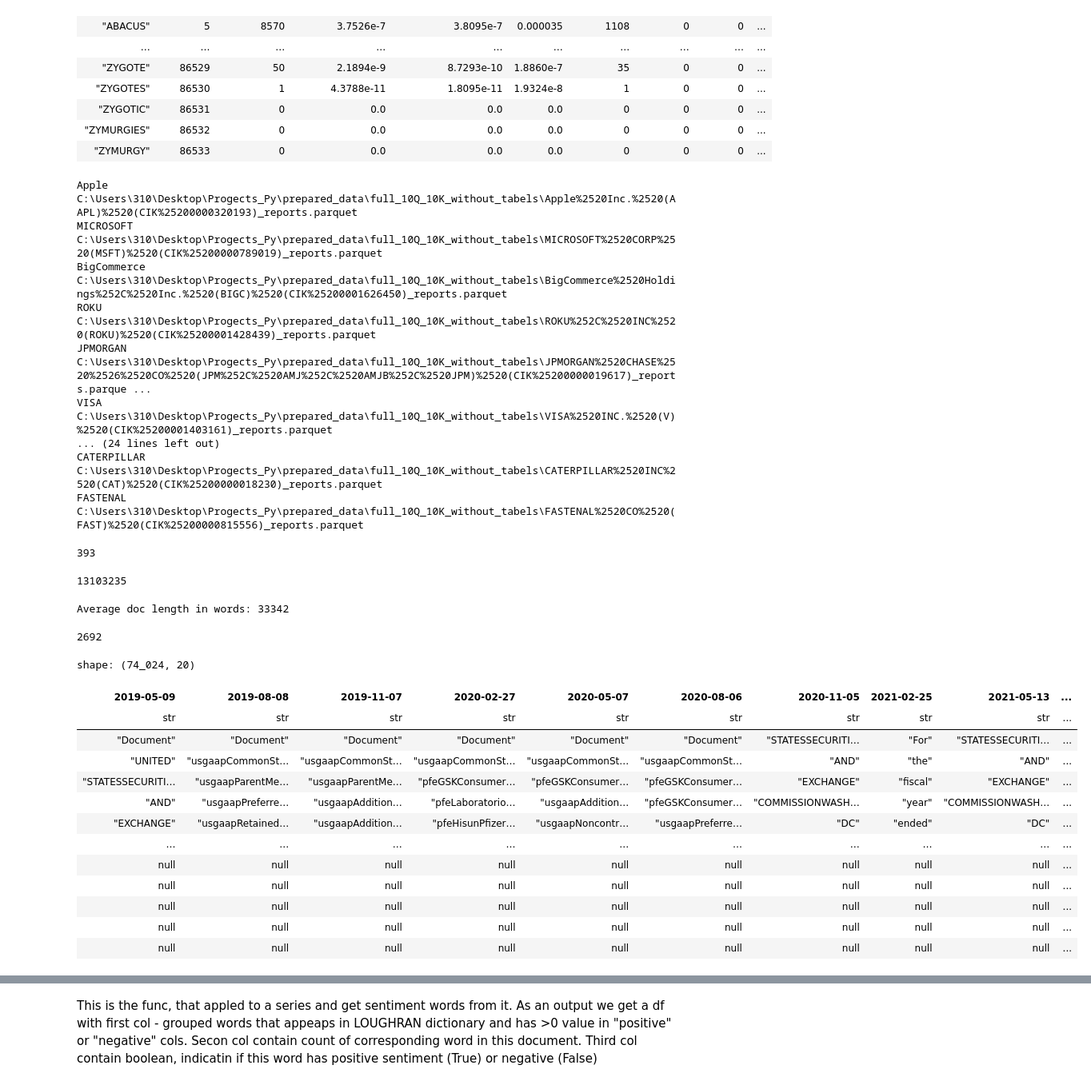
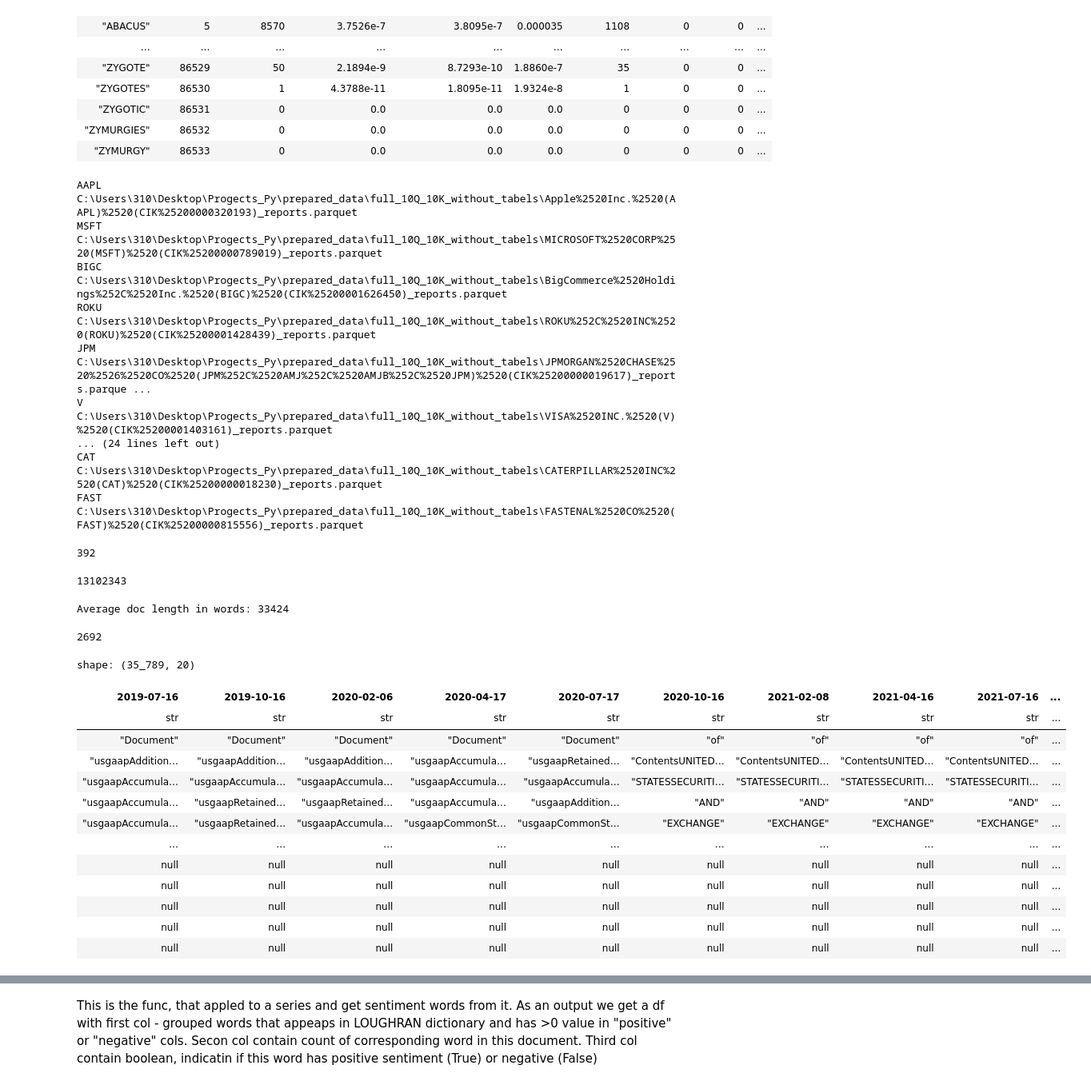
Before and after one commit to LeatherBag011235/Parsim-sec, a Jupyter notebook: src/Analysis/10_Q_scores_full_doc_diry.ipynb, the cells around one changed output, grey strips where cells are left out. Shown: that part at 80% size. Drawn from its saved outputs; the diff is of its cells as text; code cells hidden in the pictures.

```diff
--- a/src/Analysis/10_Q_scores_full_doc_diry.ipynb
+++ b/src/Analysis/10_Q_scores_full_doc_diry.ipynb
@@ -39,10 +42,19 @@ df_dict = {}
 
 for company_name in COMPANY_NAME_LIST:
 
-    clean_name = company_name.split('%')[0]
-    print(clean_name)
+    company_name_dec = urllib.parse.unquote_plus(company_name)
 
-    df_name = f"df_{clean_name}"
+    match = re.search(r'\((.*?)\)', company_name_dec)
+
+    if not match:
+        print(f"Ticker symbol for {company_name} is not found")
+
+    reg_output = match.group(1).split('%')
+    ticker_symbol = reg_output[0]
+
+    print(ticker_symbol)
+
+    df_name = f"{ticker_symbol}"
 
     file_path_partial = os.path.join(r"C:\Users\310\Desktop\Progects_Py\prepared_data\full_10Q_10K_without_tabels", company_name)
     file_path = file_path_partial + '_reports.parquet'
@@ -52,22 +64,22 @@ for company_name in COMPANY_NAME_LIST:
 
     df_dict[df_name] = df
 # %% [output]
-Apple
+AAPL
 C:\Users\310\Desktop\Progects_Py\prepared_data\full_10Q_10K_without_tabels\Apple%2520Inc.%2520(AAPL)%2520(CIK%25200000320193)_reports.parquet
-MICROSOFT
+MSFT
 C:\Users\310\Desktop\Progects_Py\prepared_data\full_10Q_10K_without_tabels\MICROSOFT%2520CORP%2520(MSFT)%2520(CIK%25200000789019)_reports.parquet
-BigCommerce
+BIGC
 C:\Users\310\Desktop\Progects_Py\prepared_data\full_10Q_10K_without_tabels\BigCommerce%2520Holdings%252C%2520Inc.%2520(BIGC)%2520(CIK%25200001626450)_reports.parquet
 ROKU
 C:\Users\310\Desktop\Progects_Py\prepared_data\full_10Q_10K_without_tabels\ROKU%252C%2520INC%2520(ROKU)%2520(CIK%25200001428439)_reports.parquet
-JPMORGAN
+JPM
 C:\Users\310\Desktop\Progects_Py\prepared_data\full_10Q_10K_without_tabels\JPMORGAN%2520CHASE%2520%2526%2520CO%2520(JPM%252C%2520AMJ%252C%2520AMJB%252C%2520JPM)%2520(CIK%25200000019617)_reports.parque ...
-VISA
+V
 C:\Users\310\Desktop\Progects_Py\prepared_data\full_10Q_10K_without_tabels\VISA%2520INC.%2520(V)%2520(CIK%25200001403161)_reports.parquet
 ... (24 lines left out)
-CATERPILLAR
+CAT
 C:\Users\310\Desktop\Progects_Py\prepared_data\full_10Q_10K_without_tabels\CATERPILLAR%2520INC%2520(CAT)%2520(CIK%25200000018230)_reports.parquet
-FASTENAL
+FAST
 C:\Users\310\Desktop\Progects_Py\prepared_data\full_10Q_10K_without_tabels\FASTENAL%2520CO%2520(FAST)%2520(CIK%25200000815556)_reports.parquet
 # %%
 total_num_of_rep = 0
@@ -76,7 +88,7 @@ for value in df_dict.values():
     total_num_of_rep += value.width
 print(total_num_of_rep)
 # %% [output]
-393
+392
 # %%
 total_num_of_words = 0
 
@@ -86,14 +98,14 @@ for value in df_dict.values():
 
 print(total_num_of_words)
 # %% [output]
-13103235
+13102343
 # %%
 #average doc length
 average_word_count = total_num_of_words/total_num_of_rep
 print(f'Average doc length in words: {round(average_word_count)}')
 ln_average_word_count = math.log(average_word_count)
 # %% [output]
-Average doc length in words: 33342
+Average doc length in words: 33424
 # %%
 #ENSURE CASE CoMpAtAbIlItY
 positive_words = lm_dict.filter(lm_dict["Positive"] > 0).to_series().str.to_lowercase()
@@ -104,18 +116,18 @@ print(len(negative_words) + len(positive_words))
 2692
 # %%
 #example series
-example_series = df_dict['df_3M'][df_dict['df_3M'].columns[1]]
-example_df = df_dict['df_PFIZER']
+example_series = df_dict['MMM'][df_dict['MMM'].columns[1]]
+example_df = df_dict['FAST']
 example_df
 # %% [output]
-shape: (74_024, 20)
+shape: (35_789, 20)
-| 2019-05-09 | 2019-08-08 | 2019-11-07 | 2020-02-27 | 2020-05-07 | 2020-08-06 | 2020-11-05 | 2021-02-25 | 2021-05-13 | ... |
+| 2019-07-16 | 2019-10-16 | 2020-02-06 | 2020-04-17 | 2020-07-17 | 2020-10-16 | 2021-02-08 | 2021-04-16 | 2021-07-16 | ... |
 | str | str | str | str | str | str | str | str | str | ... |
-| "Document" | "Document" | "Document" | "Document" | "Document" | "Document" | "STATESSECURITI… | "For" | "STATESSECURITI… | ... |
-| "UNITED" | "usgaapCommonSt… | "usgaapCommonSt… | "usgaapCommonSt… | "usgaapCommonSt… | "usgaapCommonSt… | "AND" | "the" | "AND" | ... |
-| "STATESSECURITI… | "usgaapParentMe… | "usgaapParentMe… | "pfeGSKConsumer… | "pfeGSKConsumer… | "pfeGSKConsumer… | "EXCHANGE" | "fiscal" | "EXCHANGE" | ... |
-| "AND" | "usgaapPreferre… | "usgaapAddition… | "pfeLaboratorio… | "usgaapAddition… | "pfeGSKConsumer… | "COMMISSIONWASH… | "year" | "COMMISSIONWASH… | ... |
-| "EXCHANGE" | "usgaapRetained… | "usgaapAddition… | "pfeHisunPfizer… | "usgaapNoncontr… | "usgaapPreferre… | "DC" | "ended" | "DC" | ... |
+| "Document" | "Document" | "Document" | "Document" | "Document" | "of" | "of" | "of" | "of" | ... |
+| "usgaapAddition… | "usgaapAddition… | "usgaapAddition… | "usgaapAccumula… | "usgaapRetained… | "ContentsUNITED… | "ContentsUNITED… | "ContentsUNITED… | "ContentsUNITED… | ... |
+| "usgaapAccumula… | "usgaapAccumula… | "usgaapAccumula… | "usgaapAccumula… | "usgaapAccumula… | "STATESSECURITI… | "STATESSECURITI… | "STATESSECURITI… | "STATESSECURITI… | ... |
+| "usgaapAccumula… | "usgaapRetained… | "usgaapRetained… | "usgaapAccumula… | "usgaapAddition… | "AND" | "AND" | "AND" | "AND" | ... |
+| "usgaapAccumula… | "usgaapRetained… | "usgaapAccumula… | "usgaapCommonSt… | "usgaapCommonSt… | "EXCHANGE" | "EXCHANGE" | "EXCHANGE" | "EXCHANGE" | ... |
 | … | … | … | … | … | … | … | … | … | ... |
 | null | null | null | null | null | null | null | null | null | ... |
 | null | null | null | null | null | null | null | null | null | ... |
```
Also changed, not shown: parts of 9 cells of this notebook, 44 other files.
